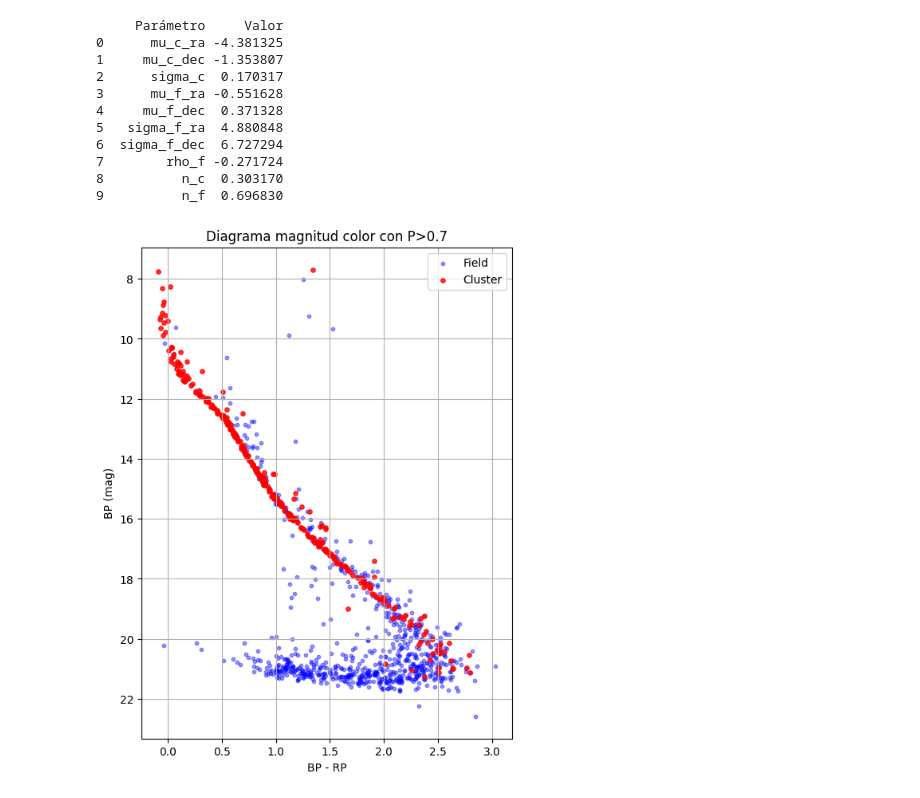
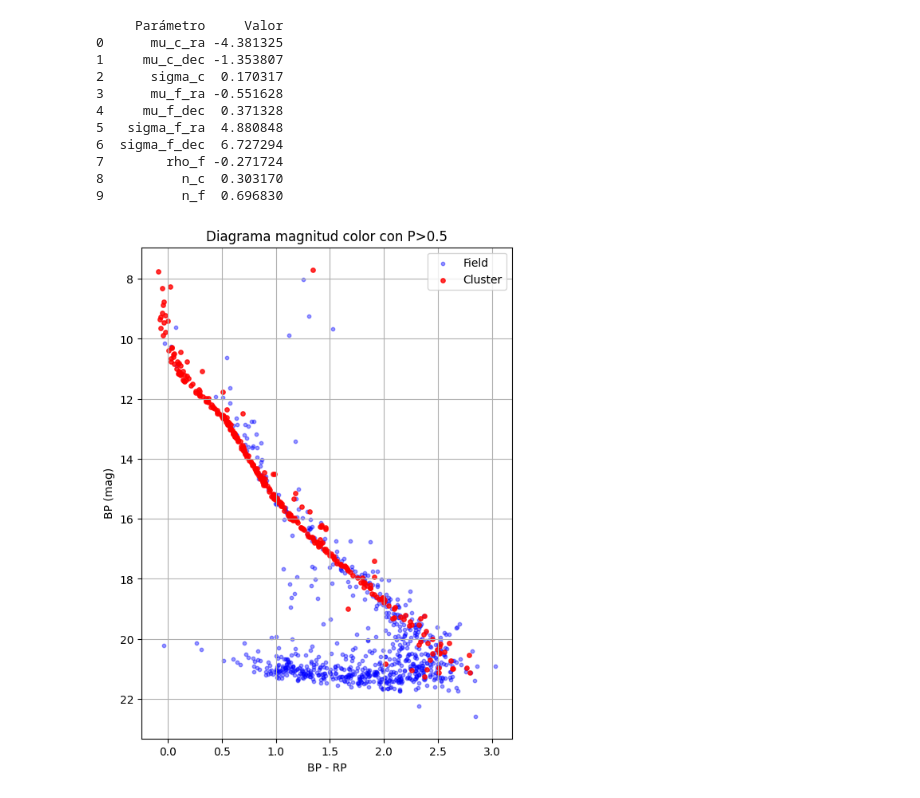
Before and after one commit to juand4g/AstroML_202610, a Jupyter notebook: Lab2/lab2.ipynb, the cells around one changed output. Drawn from its saved outputs; the diff is of its cells as text; code cells hidden in the pictures.

```diff
--- a/Lab2/lab2.ipynb
+++ b/Lab2/lab2.ipynb
@@ -114,42 +115,42 @@ cluster_idx = np.argmin(det_cov)
 # Probabilidad de pertenencia al cúmulo
 P_cluster = probs[:, cluster_idx]
 # %%
-P_threshold=0.7
+P_threshold1=0.5
 # %%
 # ----- Definir color y magnitud -----
 color = data["phot_bp_mean_mag"] - data["phot_rp_mean_mag"]
 mag = data["phot_bp_mean_mag"]
 
 # ----- Separar por probabilidad -----
-cluster_mask = P_cluster > P_threshold
+cluster_mask = P_cluster > P_threshold1
 
 color_cluster = color[cluster_mask]
 mag_cluster = mag[cluster_mask]
 
 color_field = color[~cluster_mask]
 mag_field = mag[~cluster_mask]
 
 # ----- Graficar CMD -----
 plt.figure(figsize=(6,8))
 
 plt.scatter(color_field, mag_field,
             s=10, color="blue", alpha=0.4, label="Field")
 
 plt.scatter(color_cluster, mag_cluster,
             s=15, color="red", alpha=0.8, label="Cluster")
 
 plt.xlabel("BP - RP")
 plt.ylabel("BP (mag)")
-plt.title(f"Diagrama magnitud color con P>{P_threshold:.1f}")
+plt.title(f"Diagrama magnitud color con P>{P_threshold1:.1f}")
 plt.legend()
 
 # Invertir eje Y (importante en magnitudes)
 plt.gca().invert_yaxis()
 
 plt.grid(True)
 plt.show()
 # %% [output]
-[figure, old version]
+[figure, new version]
 # %%
 # ==========================
 # MODELO ANALÍTICO
```
Also changed, not shown: parts of 4 cells of this notebook.
